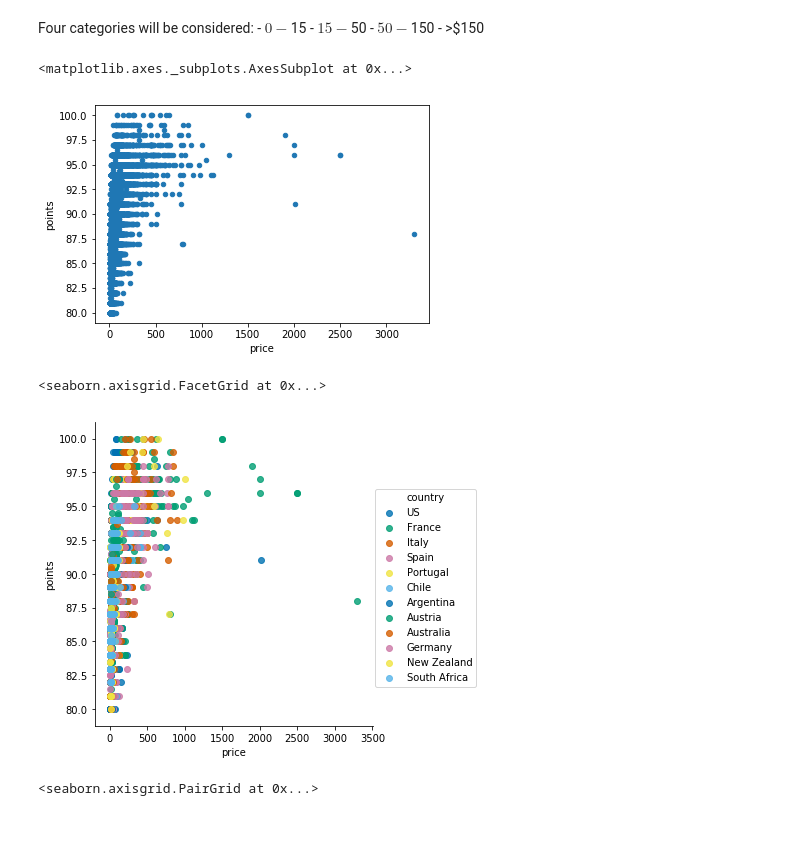
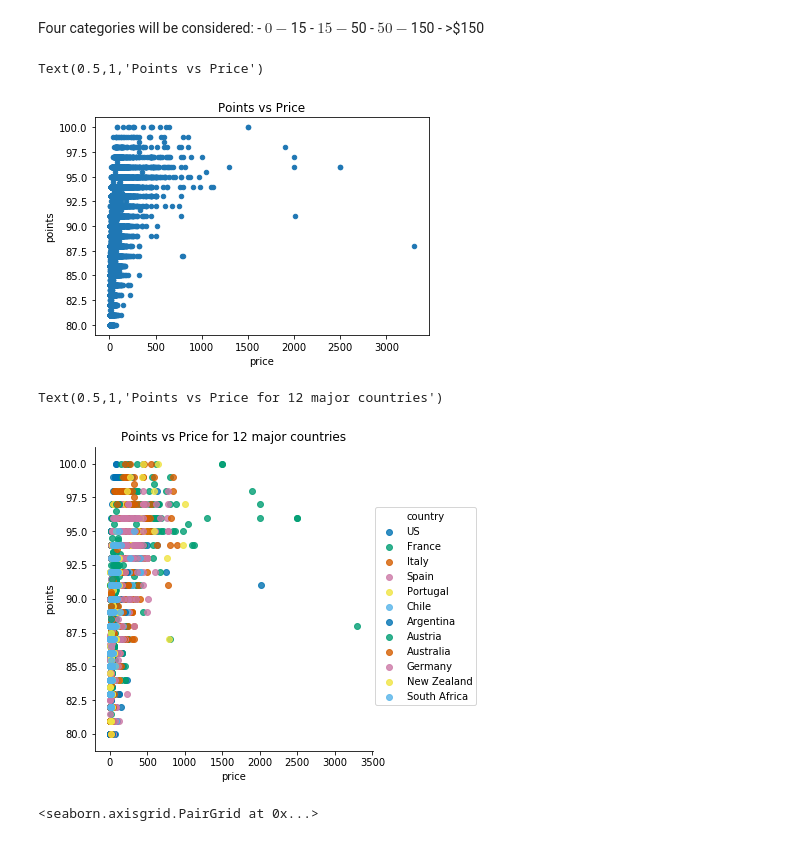
Before and after one commit to lenuel/Wine-Analysis, a Jupyter notebook: wine-analysis.ipynb, the cells around one changed output. Cells and saved outputs as stored; diff of their text form; code cells hidden in the pictures.

```diff
--- a/wine-analysis.ipynb
+++ b/wine-analysis.ipynb
@@ -286,14 +294,19 @@ Four categories will be considered:
     - $50-$150
     - >$150
 # %%
+#create a scatter plot points vs price
 wine_groupped.plot(kind='scatter', x = 'price', y= 'points')
+plt.title("Points vs Price")
 # %% [output]
-<matplotlib.axes._subplots.AxesSubplot at 0x...>
+Text(0.5,1,'Points vs Price')
-[figure, old version]
+[figure, new version]
 # %%
+#similar but only for countries from major country list with hue=country
 df = wine_groupped[wine_groupped['country'].isin(major_countries)]
-sns.lmplot(x = 'price', y= 'points', hue_order = major_countries, fit_reg=False, palette = sns.color_palette("colorblind"), data = df, hue="country", )
+sns.lmplot(x = 'price', y= 'points', hue_order = major_countries,
+           fit_reg=False, palette = sns.color_palette("colorblind"), data = df, hue="country", )
+plt.title("Points vs Price for 12 major countries")
 # %% [output]
-<seaborn.axisgrid.FacetGrid at 0x...>
+Text(0.5,1,'Points vs Price for 12 major countries')
-[figure, old version]
+[figure, new version]
 # %%
```
Also changed, not shown: parts of 21 cells of this notebook.
